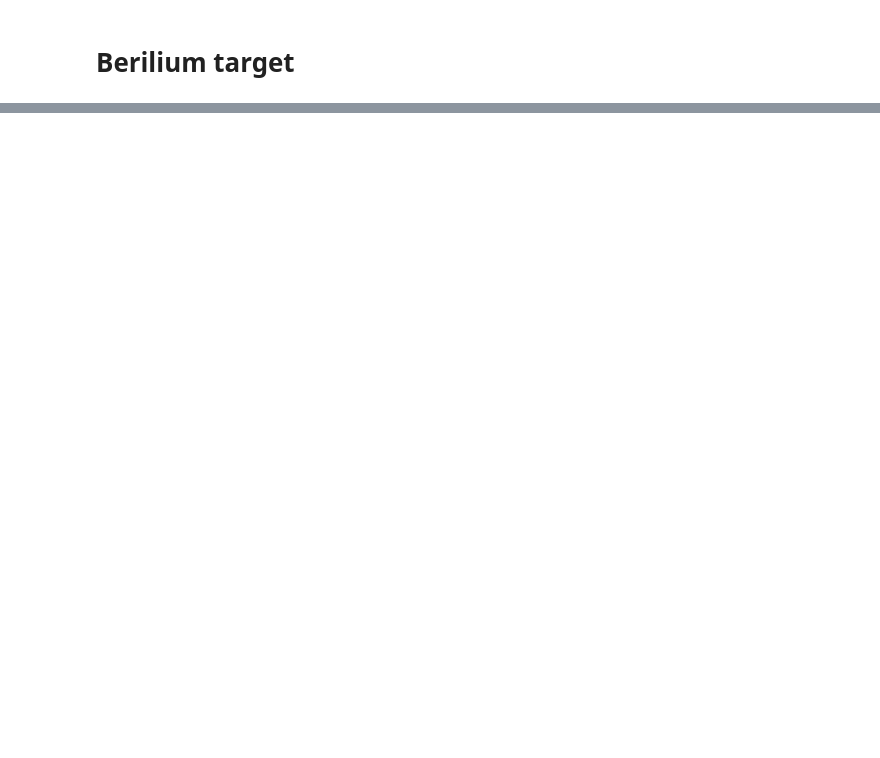
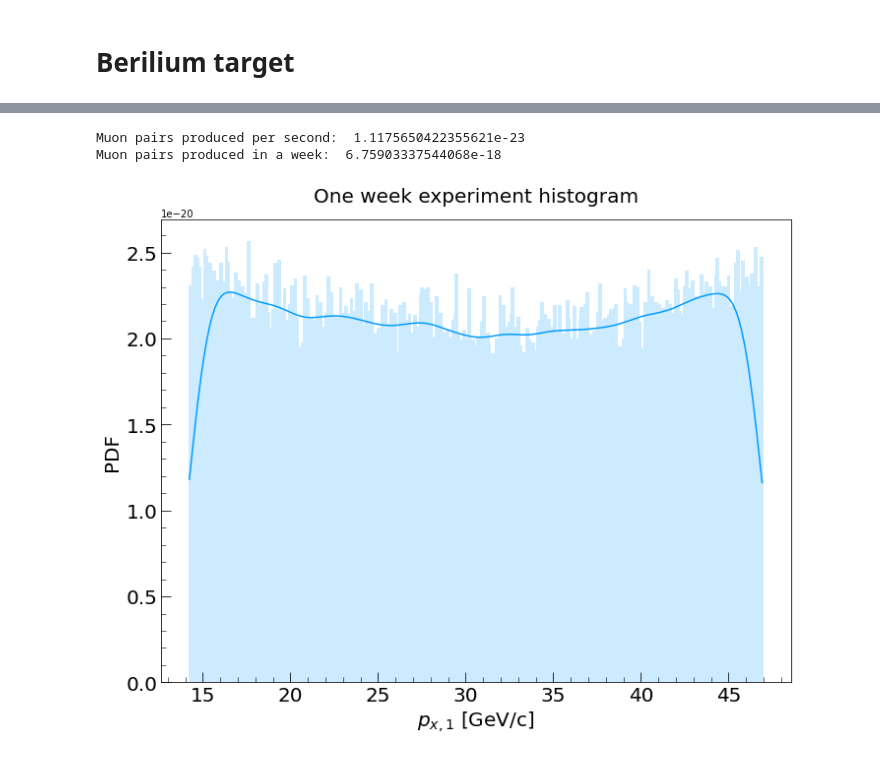
Before and after one commit to vanessacerrone/LEMMA_project, a Jupyter notebook: project.ipynb, the cells around one changed output, grey strips where cells are left out. Drawn from its saved outputs; the diff is of its cells as text; code cells hidden in the pictures; blank space fills up the shorter version.

Commit message:
finished target statistics

```diff
--- a/project.ipynb
+++ b/project.ipynb
@@ -354,0 +348,56 @@ plt.show()
+# %%
+s = sqr_s**2
+cross_sec = sigma(s) * 389.4 * 1e-24 # Total cross section [cm^-2]
+
+freq    = 1e6      # Positrons rate on target [Hz]
+rhoBe = 1.848      # Beryllium density     [g/cm^3]
+MBe   = 9.012      # Beryllium molar mass  [g/mol]
+ZBe   = 4          # Beryllium atomic number
+lt    = 6          # Target thickness      [cm]
+N_a    = 6.022e23   # Avogadro's number     [mol^-1]
+
+
+T     = 3600 * 24 * 7   # seconds in a week
+
+rho_electrons = N_a * rhoBe * ZBe / MBe         # Be Electron density [n.e-/cm^3]
+fmu    = freq * rhoBe * lt * cross_sec  # rate of produced muon pairs [Hz]
+N_week = fmu * T                                # Number of muons produced in a week (rescaling factor)
+
+print("Muon pairs produced per second: ", fmu)
+print("Muon pairs produced in a week: ", N_week)
+
+
+weights = np.full(int((N)), N_week/N)                     # array of rescaling factors
+df_monochromatic['weights']=weights
+
+
+fig, ax = plt.subplots(1, figsize = (10,8))
+
+sns.histplot(x=df_monochromatic['$px_{\mu_1}$']/1000,
+             ax=ax,
+             weights= df_monochromatic['weights'],
+             bins = int(np.sqrt(N)),
+             kde=True,
+             lw=2,
+             edgecolor   = "#ccebff",
+             color       = "#009CFF",
+              )
+
+
+ax.set_title("One week experiment histogram",fontsize = 20, pad = 18)
+ax.set_xlabel(r'$p_{x,1}$ [GeV/c]',fontsize = 20)
+
+for ax in fig.get_axes():
+    # plot settings
+    ax.set_ylabel('PDF',fontsize = 20)
+    ax.tick_params(axis = 'both', which = 'major', direction = 'in', length = 10, labelsize = 20)
+    ax.tick_params(axis = 'both', which = 'minor', direction = 'in', length = 5)
+    ax.minorticks_on()
+
+
+fig.tight_layout()
+plt.show()
+# %% [output]
+Muon pairs produced per second:  1.1175650422355621e-23
+Muon pairs produced in a week:  6.75903337544068e-18
+[figure, added]
```
Also changed, not shown: parts of 3 cells of this notebook.
